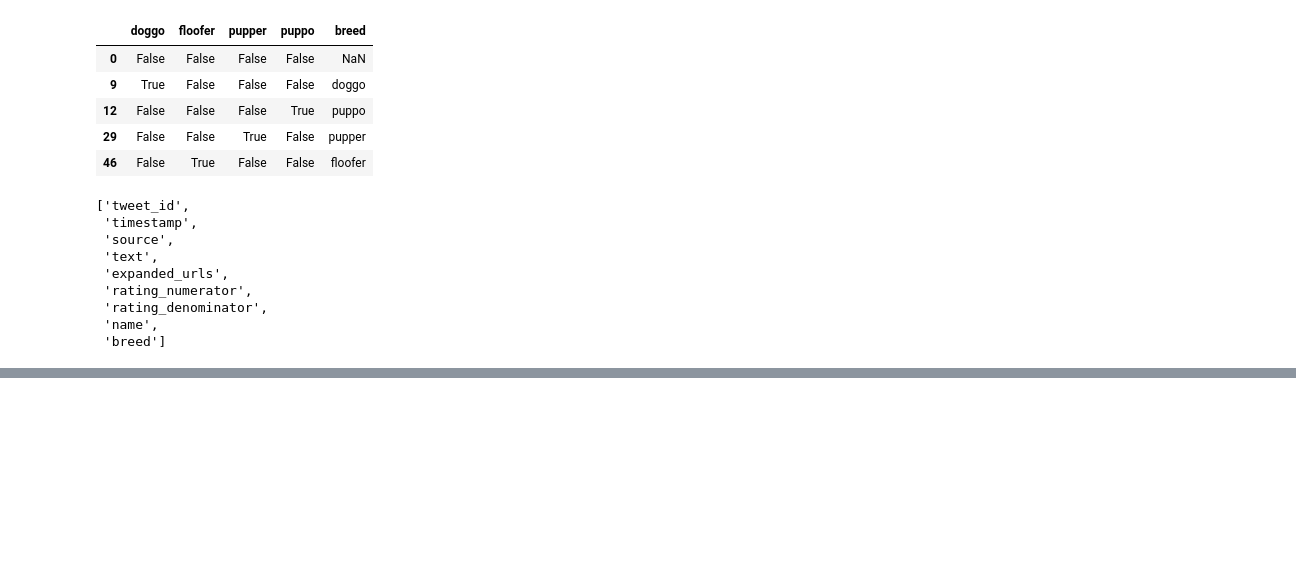
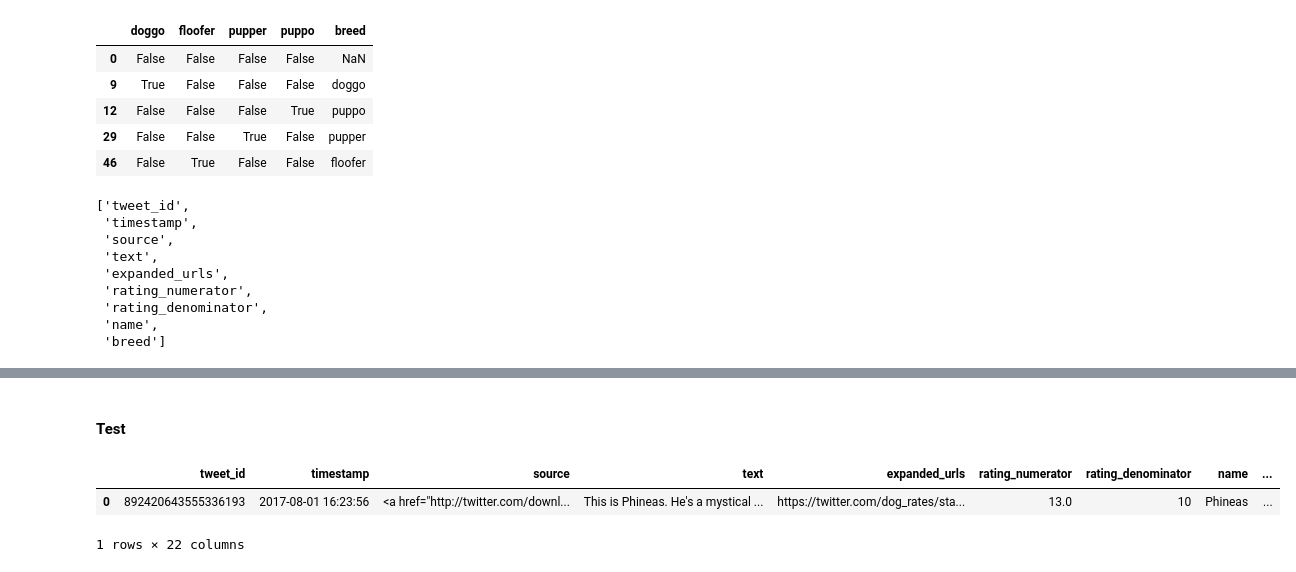
Before and after one commit to pe1te3son/wrangle_data_p3_t2, a Jupyter notebook: wrangle_act.ipynb, the cells around one changed output, grey strips where cells are left out. Drawn from its saved outputs; the diff is of its cells as text; code cells hidden in the pictures; blank space fills up the shorter version.

```diff
--- a/wrangle_act.ipynb
+++ b/wrangle_act.ipynb
@@ -606,0 +620,8 @@ list(tw_arch_clean.columns)
+# %% [markdown]
+#### Test
+# %%
+tweets_all.head(1)
+# %% [output]
+|  | tweet_id | timestamp | source | text | expanded_urls | rating_numerator | rating_denominator | name | ... |
+| 0 | 892420643555336193 | 2017-08-01 16:23:56 | <a href="http://twitter.com/downl... | This is Phineas. He's a mystical ... | https://twitter.com/dog_rates/sta... | 13.0 | 10 | Phineas | ... |
+1 rows × 22 columns
```
Also changed, not shown: parts of 14 cells of this notebook, 2 other files.
